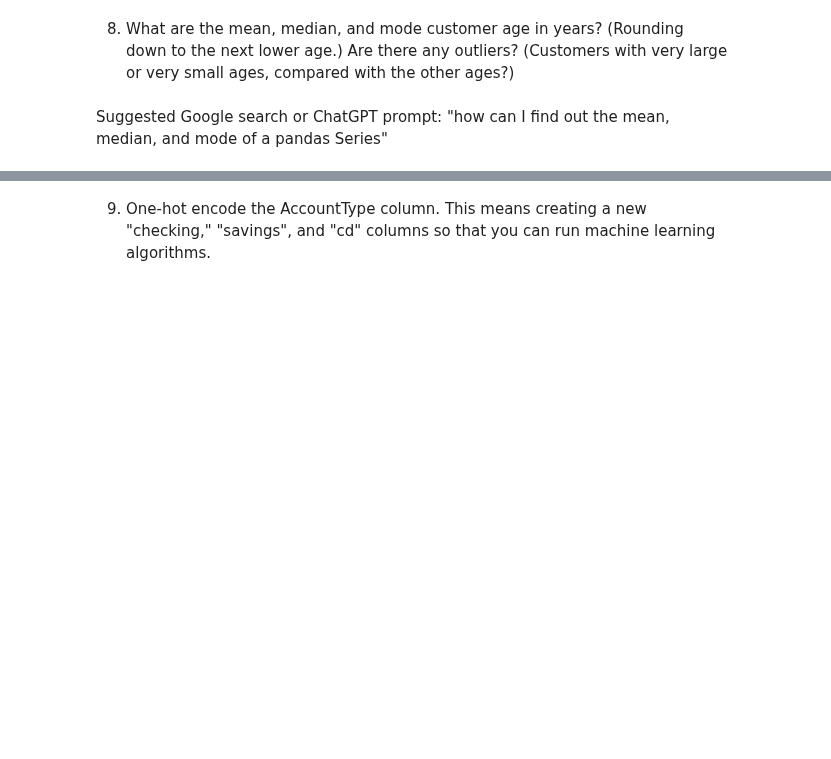
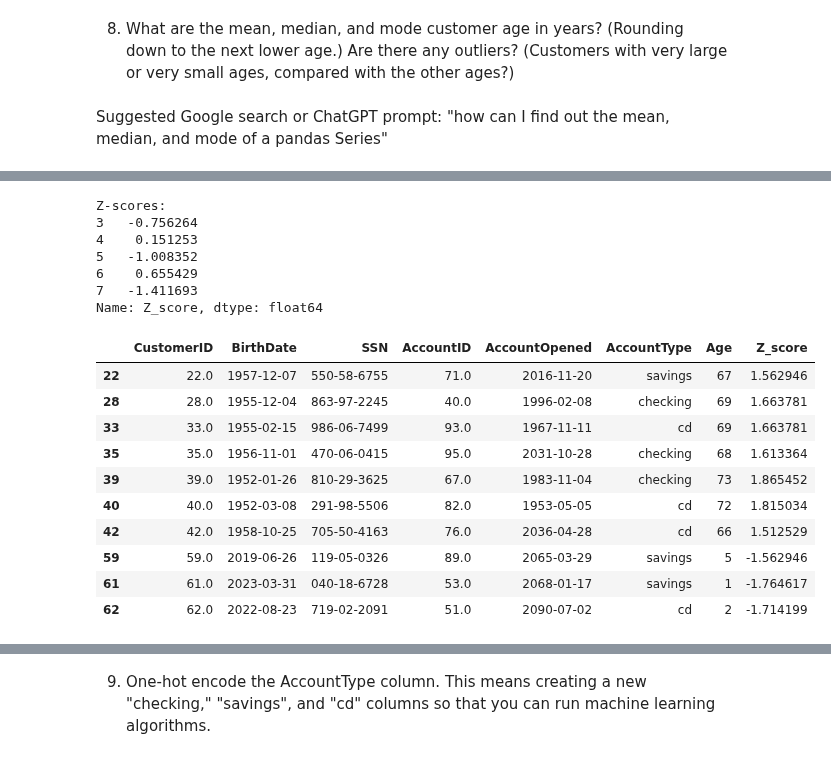
Before and after one commit to SergeyNelyapenkoBU/2025-spring-B2, a Jupyter notebook: OMDS-ModB2-Week1-Nelyapenko-Sergey.ipynb, the cells around one changed output, grey strips where cells are left out. Saved outputs shown, nothing was run; the diff lists cells and outputs as text; code cells hidden in the pictures; blank space fills up the shorter version.

```diff
--- a/OMDS-ModB2-Week1-Nelyapenko-Sergey.ipynb
+++ b/OMDS-ModB2-Week1-Nelyapenko-Sergey.ipynb
@@ -408,0 +475,26 @@ Suggested Google search or ChatGPT prompt: "how can I find out the mean, median,
+# %%
+df_bank_nafix_no_duplicates_by_account_id.loc[:, "Z_score"] = (df_bank_nafix_no_duplicates_by_account_id["Age"] - mean_age) / std_age
+print(f"Z-scores: \n{df_bank_nafix_no_duplicates_by_account_id['Z_score'].head()}")
+
+outliers_z = df_bank_nafix_no_duplicates_by_account_id[(df_bank_nafix_no_duplicates_by_account_id["Z_score"] > 1.5) | (df_bank_nafix_no_duplicates_by_account_id["Z_score"] < -1.5)]
+
+outliers_z
+# %% [output]
+Z-scores:
+3   -0.756264
+4    0.151253
+5   -1.008352
+6    0.655429
+7   -1.411693
+Name: Z_score, dtype: float64
+|  | CustomerID | BirthDate | SSN | AccountID | AccountOpened | AccountType | Age | Z_score |
+| 22 | 22.0 | 1957-12-07 | 550-58-6755 | 71.0 | 2016-11-20 | savings | 67 | 1.562946 |
+| 28 | 28.0 | 1955-12-04 | 863-97-2245 | 40.0 | 1996-02-08 | checking | 69 | 1.663781 |
+| 33 | 33.0 | 1955-02-15 | 986-06-7499 | 93.0 | 1967-11-11 | cd | 69 | 1.663781 |
+| 35 | 35.0 | 1956-11-01 | 470-06-0415 | 95.0 | 2031-10-28 | checking | 68 | 1.613364 |
+| 39 | 39.0 | 1952-01-26 | 810-29-3625 | 67.0 | 1983-11-04 | checking | 73 | 1.865452 |
+| 40 | 40.0 | 1952-03-08 | 291-98-5506 | 82.0 | 1953-05-05 | cd | 72 | 1.815034 |
+| 42 | 42.0 | 1958-10-25 | 705-50-4163 | 76.0 | 2036-04-28 | cd | 66 | 1.512529 |
+| 59 | 59.0 | 2019-06-26 | 119-05-0326 | 89.0 | 2065-03-29 | savings | 5 | -1.562946 |
+| 61 | 61.0 | 2023-03-31 | 040-18-6728 | 53.0 | 2068-01-17 | savings | 1 | -1.764617 |
+| 62 | 62.0 | 2022-08-23 | 719-02-2091 | 51.0 | 2090-07-02 | cd | 2 | -1.714199 |
```
Also changed, not shown: parts of 15 cells of this notebook.
